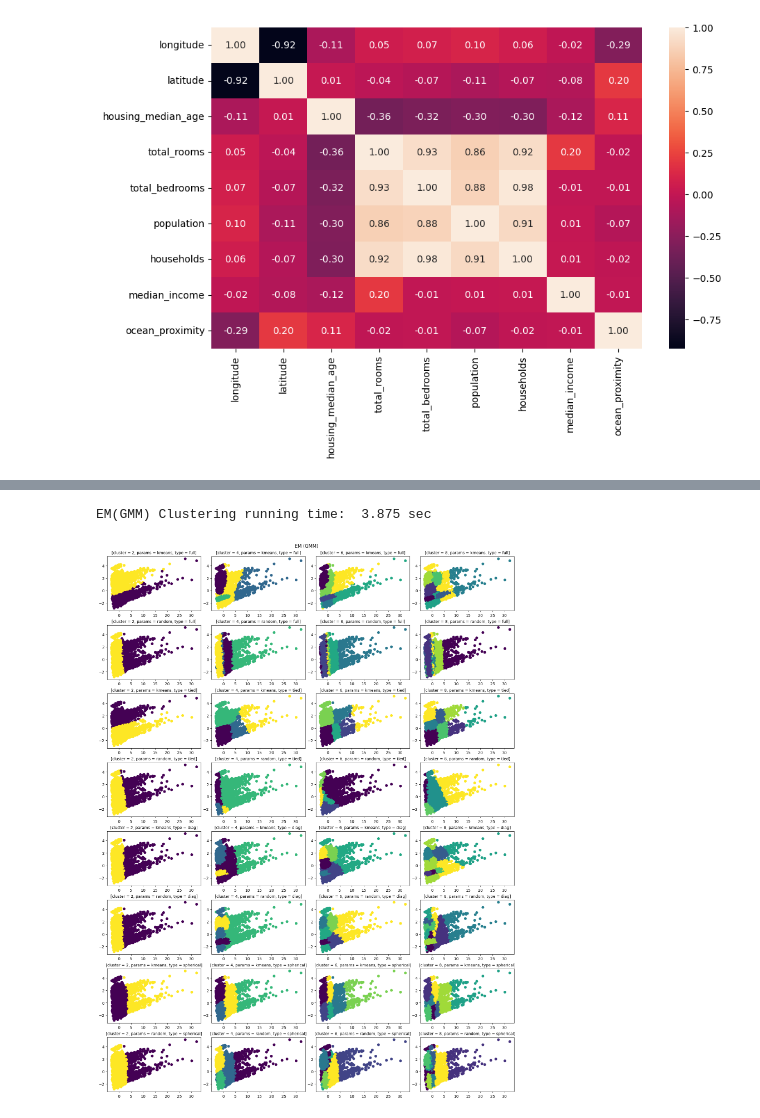
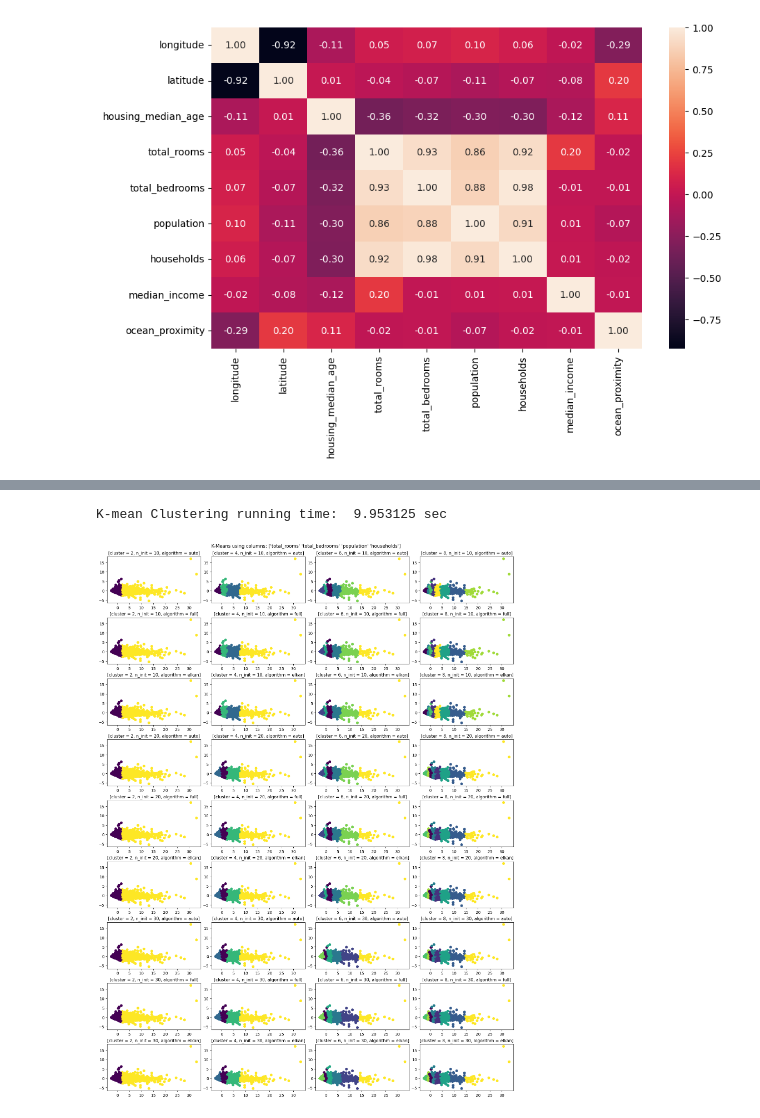
Before and after one commit to hhanoo/University_Major, a Jupyter notebook: Lab2_정현우.ipynb, the cells around one changed output, grey strips where cells are left out. Drawn from its saved outputs; the diff is of its cells as text; code cells hidden in the pictures.

```diff
--- a/Lab2_정현우.ipynb
+++ b/Lab2_정현우.ipynb
@@ -61,6 +61,7 @@ def data_scaling(dataframe, scaling):
 def model_kmeans(dataset, clusters_list=None, n_init_list=None):
     start = time.process_time()
     time.sleep(1)
+    column_list = np.array(dataset.columns)
 
     # Parameters
     if clusters_list is None:
@@ -75,7 +76,7 @@ def model_kmeans(dataset, clusters_list=None, n_init_list=None):
     row_count = len(n_init_list) * len(algorithm_list)
     col_count = len(clusters_list)
     fig, axes = plt.subplots(row_count, col_count, constrained_layout=True, figsize=(15, 20))
-    fig.suptitle("K-means")
+    fig.suptitle("K-Means using columns: "+str(column_list)+"")
 
     for num_k, k in enumerate(clusters_list):
         for num_init, init in enumerate(n_init_list):
@@ -284,6 +292,10 @@ K-mean Clustering running time:  8.65625 sec
-# %%
-data = model_gaussian(x)
-data.show()
-# %% [output]
-EM(GMM) Clustering running time:  3.875 sec
-[figure, removed]
+# %%
+column = ['total_rooms', 'total_bedrooms', 'population', 'households']
+kmean_test = x.loc[:, column]
+# kmean_test = kmean_test.sample(n=int(kmean_test.shape[0] * 0.01))
+
+data = model_kmeans(kmean_test)
+data.show()
+# %% [output]
+K-mean Clustering running time:  9.953125 sec
+[figure, added]
```
Also changed, not shown: parts of 11 cells of this notebook.
